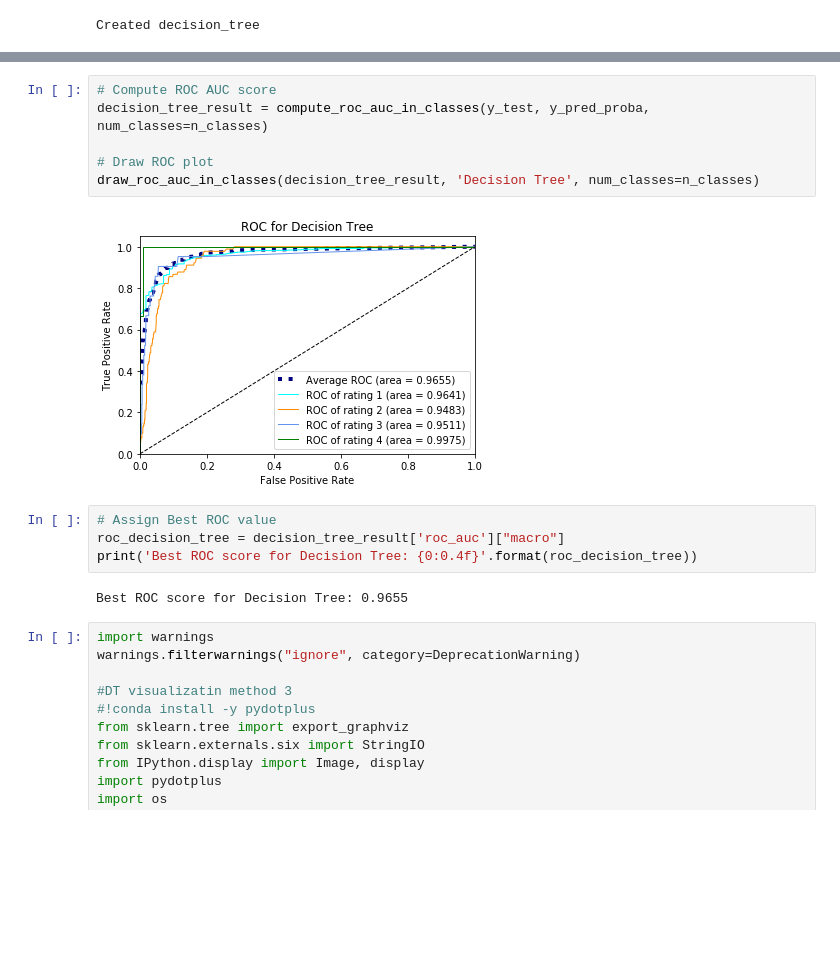
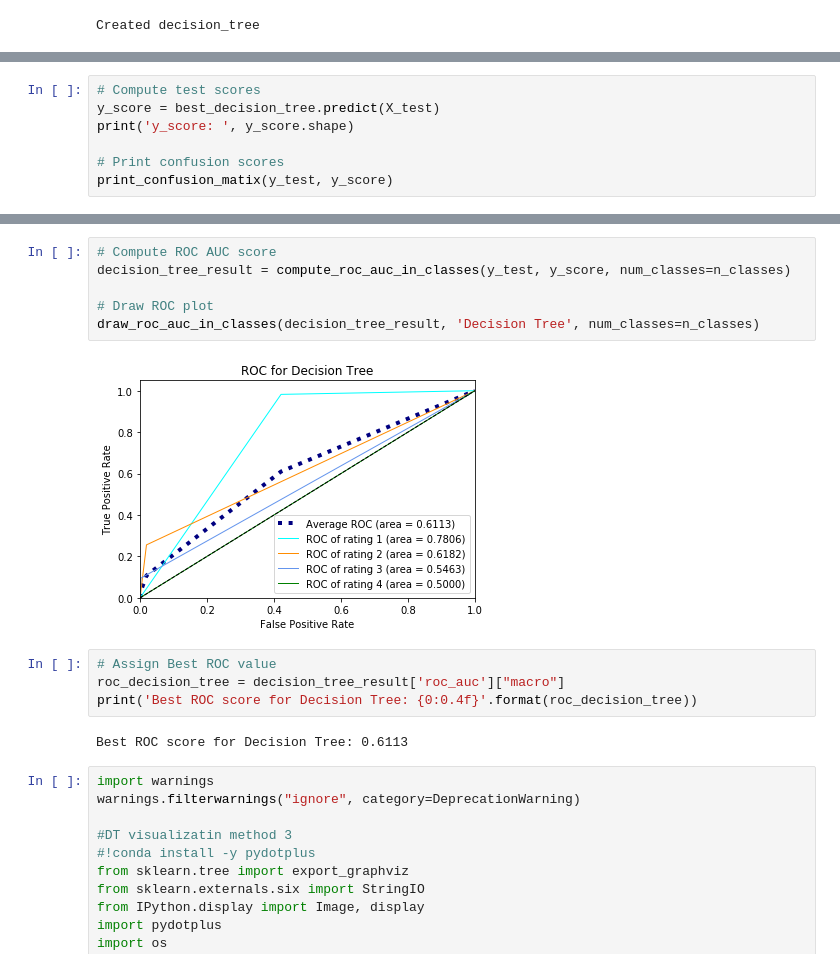
Before and after one commit to caoliang/psupr-CA1-project, a Jupyter notebook: classification-data.ipynb, the cells around one changed output, grey strips where cells are left out. Cells and saved outputs as stored; diff of their text form; blank space fills up the shorter version.

```diff
--- a/classification-data.ipynb
+++ b/classification-data.ipynb
@@ -343,0 +388,7 @@ training spent:  0:0:15
+# %%
+# Compute test scores
+y_score = best_decision_tree.predict(X_test)
+print('y_score: ', y_score.shape)
+
+# Print confusion scores
+print_confusion_matix(y_test, y_score)
@@ -344,17 +413,17 @@ training spent:  0:0:15
 # %%
 # Compute ROC AUC score
-decision_tree_result = compute_roc_auc_in_classes(y_test, y_pred_proba, num_classes=n_classes)
+decision_tree_result = compute_roc_auc_in_classes(y_test, y_score, num_classes=n_classes)
 
 # Draw ROC plot
 draw_roc_auc_in_classes(decision_tree_result, 'Decision Tree', num_classes=n_classes)
 # %% [output]
-[figure, old version]
+[figure, new version]
 # %%
 # Assign Best ROC value
 roc_decision_tree = decision_tree_result['roc_auc']["macro"]
 print('Best ROC score for Decision Tree: {0:0.4f}'.format(roc_decision_tree))
 # %% [output]
-Best ROC score for Decision Tree: 0.9655
+Best ROC score for Decision Tree: 0.6113
 # %%
 import warnings
 warnings.filterwarnings("ignore", category=DeprecationWarning)
```
Also changed, not shown: parts of 39 cells of this notebook, 1 other file.
